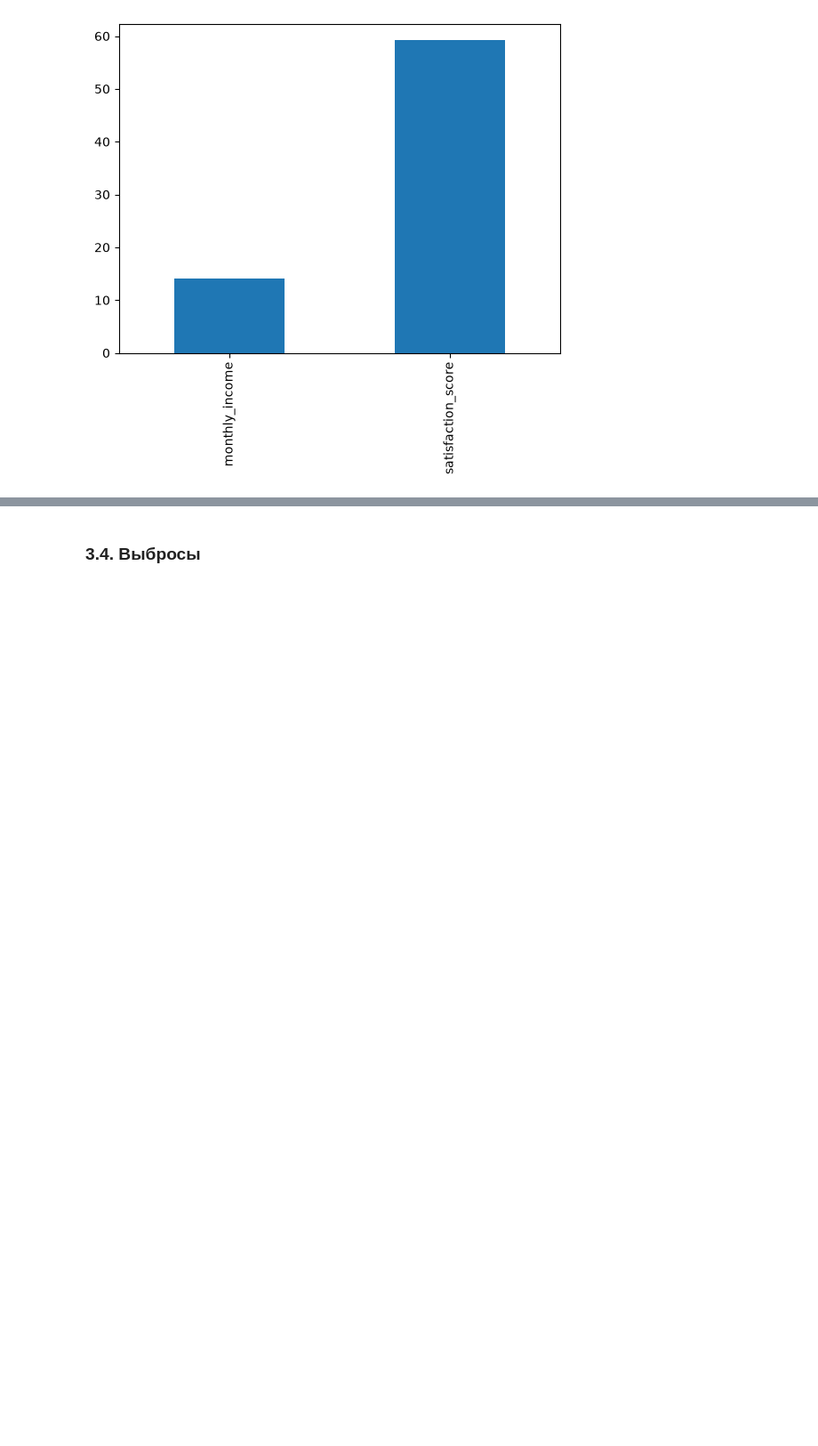
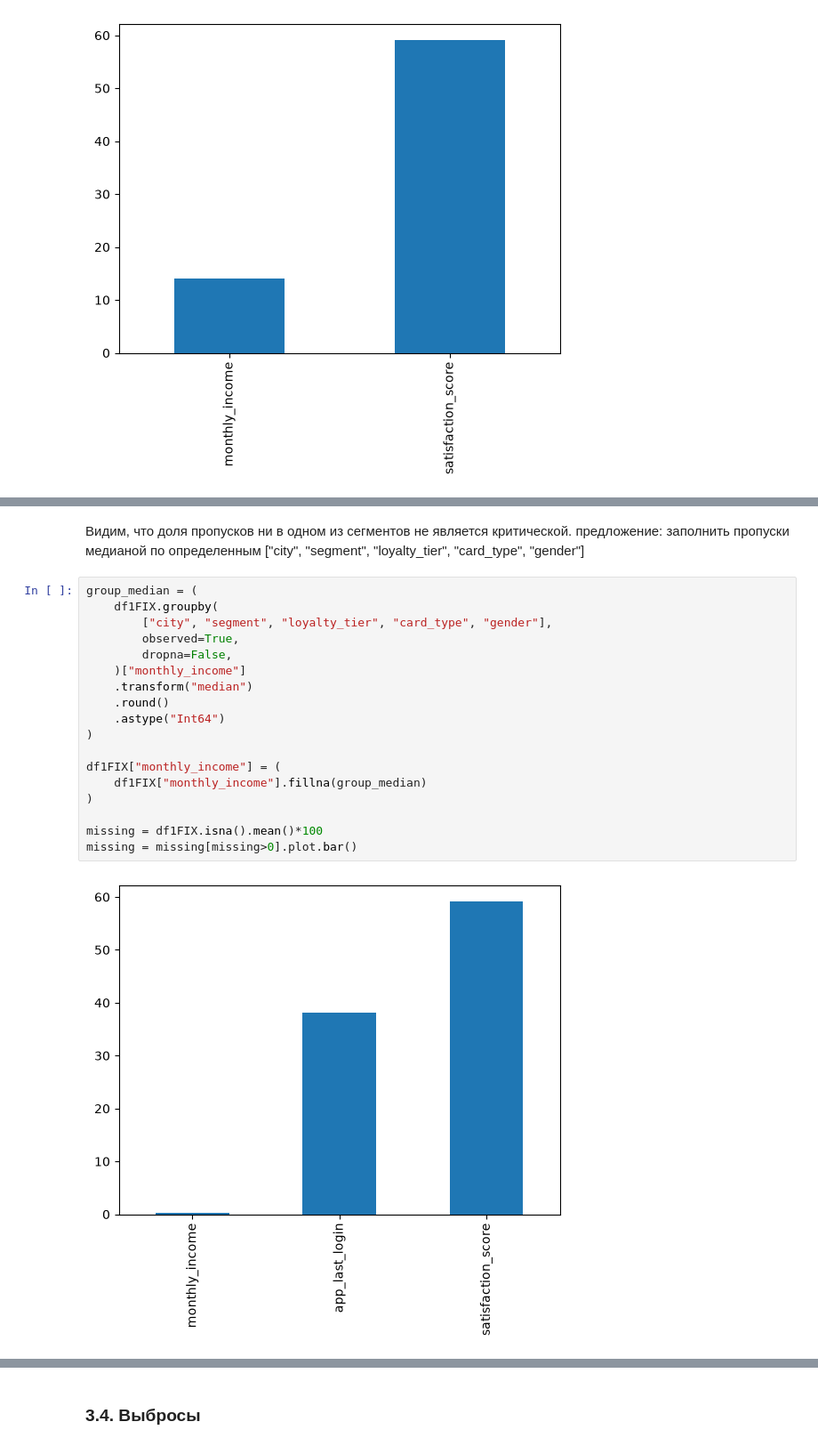
Before and after one commit to divik-T/Lab1GroupsClientsLeak, a Jupyter notebook: notebooks/01_analysis.ipynb, the cells around one changed output, grey strips where cells are left out. Shown at 89% size. Cells and saved outputs as stored; diff of their text form; blank space fills up the shorter version.

```diff
--- a/notebooks/01_analysis.ipynb
+++ b/notebooks/01_analysis.ipynb
@@ -695,0 +857,23 @@ missing = missing[missing>0].plot.bar()
+# %% [markdown]
+Видим, что доля пропусков ни в одном из сегментов не является критической.
+предложение: заполнить пропуски медианой по определенным ["city", "segment", "loyalty_tier", "card_type", "gender"]
+# %%
+group_median = (
+    df1FIX.groupby(
+        ["city", "segment", "loyalty_tier", "card_type", "gender"],
+        observed=True,
+        dropna=False,
+    )["monthly_income"]
+    .transform("median")
+    .round()
+    .astype("Int64")
+)
+
+df1FIX["monthly_income"] = (
+    df1FIX["monthly_income"].fillna(group_median)
+)
+
+missing = df1FIX.isna().mean()*100
+missing = missing[missing>0].plot.bar()
+# %% [output]
+[figure, added]
```
Also changed, not shown: parts of 39 cells of this notebook.
